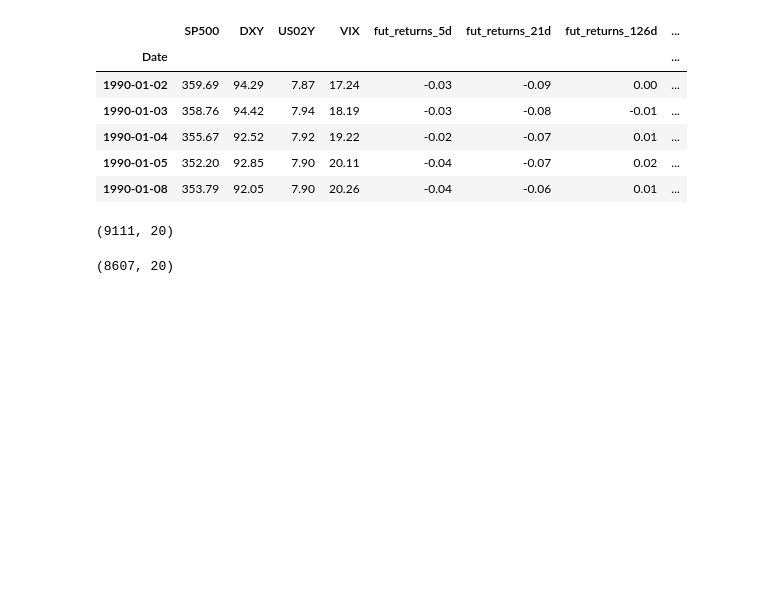
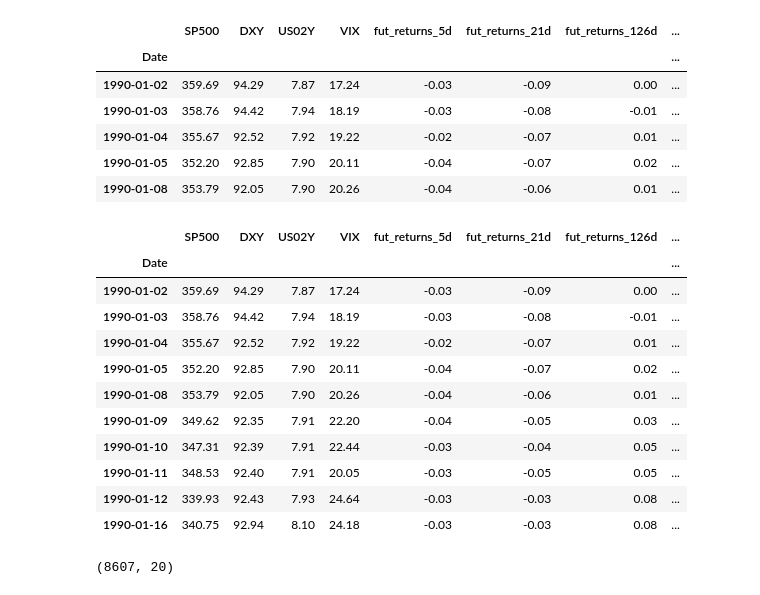
Before and after one commit to BrunoPPivetti/intermaket_cycle_analysis---dxy-stocks-and-vix, a Jupyter notebook: intermaket_analysis.ipynb, the cells around one changed output. Drawn from its saved outputs; the diff is of its cells as text; code cells hidden in the pictures; blank space fills up the shorter version.

```diff
--- a/intermaket_analysis.ipynb
+++ b/intermaket_analysis.ipynb
@@ -82,26 +82,37 @@ market_df.head()
 # %%
 log_vix = np.log(market_df['VIX'])
 
 market_df['delta_vix_5d'] = (log_vix - log_vix.shift(5)).round(2)
 market_df['delta_vix_21d'] = (log_vix - log_vix.shift(21)).round(2)
 market_df['delta_vix_126d'] = (log_vix - log_vix.shift(126)).round(2)
 market_df['delta_vix_252d'] = (log_vix - log_vix.shift(252)).round(2)
 
 log_dxy = np.log(market_df['DXY'])
 
 market_df['delta_dxy_5d'] = (log_dxy - log_dxy.shift(5)).round(2)
 market_df['delta_dxy_21d'] = (log_dxy - log_dxy.shift(21)).round(2)
 market_df['delta_dxy_126d'] = (log_dxy - log_dxy.shift(126)).round(2)
 market_df['delta_dxy_252d'] = (log_dxy - log_dxy.shift(252)).round(2)
 
 market_df['delta_US02Y_5d'] = (market_df['US02Y'] - market_df['US02Y'].shift(5)).round(2)
 market_df['delta_US02Y_21d'] = (market_df['US02Y'] - market_df['US02Y'].shift(21)).round(2)
 market_df['delta_US02Y_126d'] = (market_df['US02Y'] - market_df['US02Y'].shift(126)).round(2)
 market_df['delta_US02Y_252d'] = (market_df['US02Y'] - market_df['US02Y'].shift(252)).round(2)
 
-market_df.shape
+market_df.head(10)
 # %% [output]
-(9111, 20)
+|  | SP500 | DXY | US02Y | VIX | fut_returns_5d | fut_returns_21d | fut_returns_126d | ... |
+| Date |  |  |  |  |  |  |  | ... |
+| 1990-01-02 | 359.69 | 94.29 | 7.87 | 17.24 | -0.03 | -0.09 | 0.00 | ... |
+| 1990-01-03 | 358.76 | 94.42 | 7.94 | 18.19 | -0.03 | -0.08 | -0.01 | ... |
+| 1990-01-04 | 355.67 | 92.52 | 7.92 | 19.22 | -0.02 | -0.07 | 0.01 | ... |
+| 1990-01-05 | 352.20 | 92.85 | 7.90 | 20.11 | -0.04 | -0.07 | 0.02 | ... |
+| 1990-01-08 | 353.79 | 92.05 | 7.90 | 20.26 | -0.04 | -0.06 | 0.01 | ... |
+| 1990-01-09 | 349.62 | 92.35 | 7.91 | 22.20 | -0.04 | -0.05 | 0.03 | ... |
+| 1990-01-10 | 347.31 | 92.39 | 7.91 | 22.44 | -0.03 | -0.04 | 0.05 | ... |
+| 1990-01-11 | 348.53 | 92.40 | 7.91 | 20.05 | -0.03 | -0.05 | 0.05 | ... |
+| 1990-01-12 | 339.93 | 92.43 | 7.93 | 24.64 | -0.03 | -0.03 | 0.08 | ... |
+| 1990-01-16 | 340.75 | 92.94 | 8.10 | 24.18 | -0.03 | -0.03 | 0.08 | ... |
 # %%
 market_df = market_df.dropna()
 market_df.shape
```
Also changed, not shown: parts of 3 cells of this notebook.
